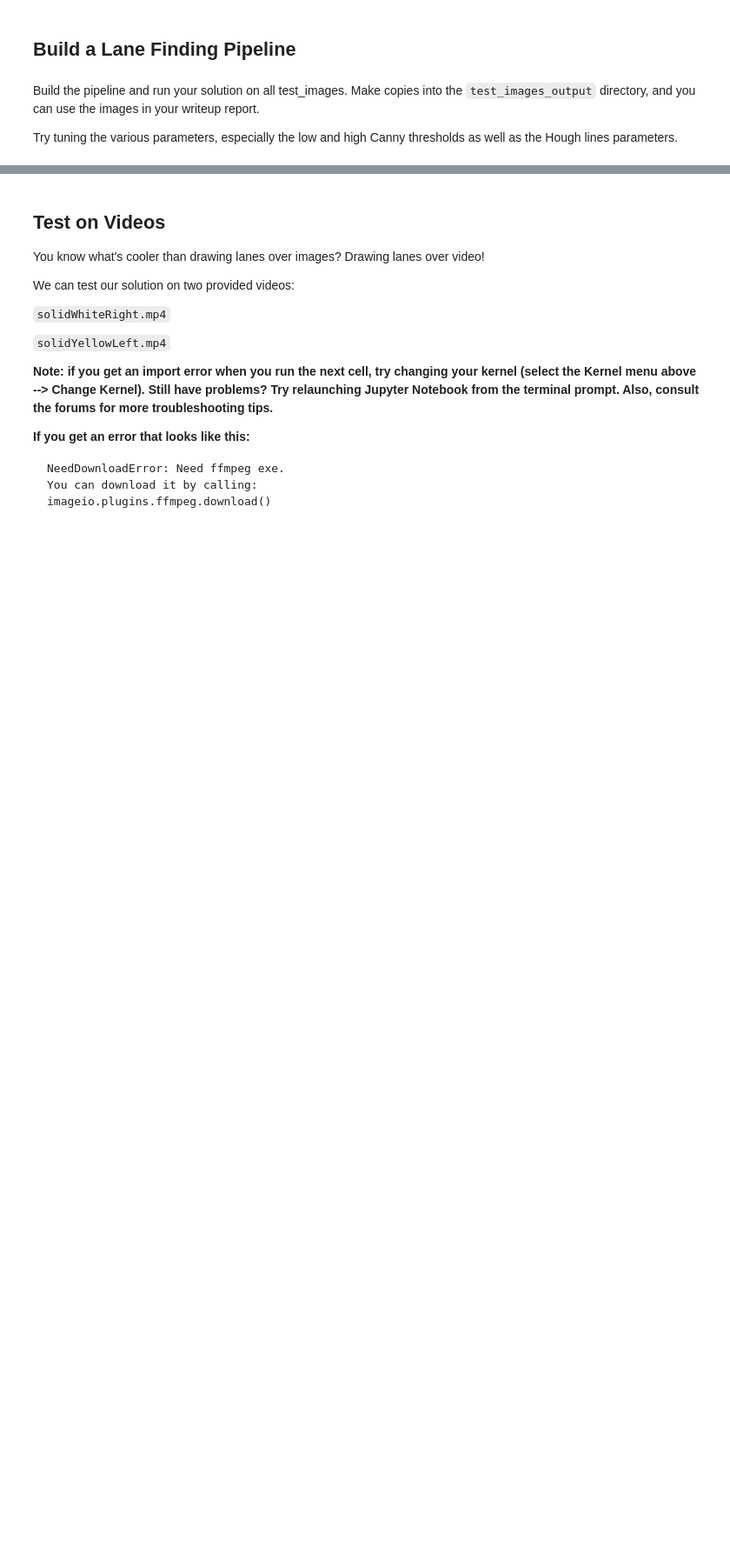
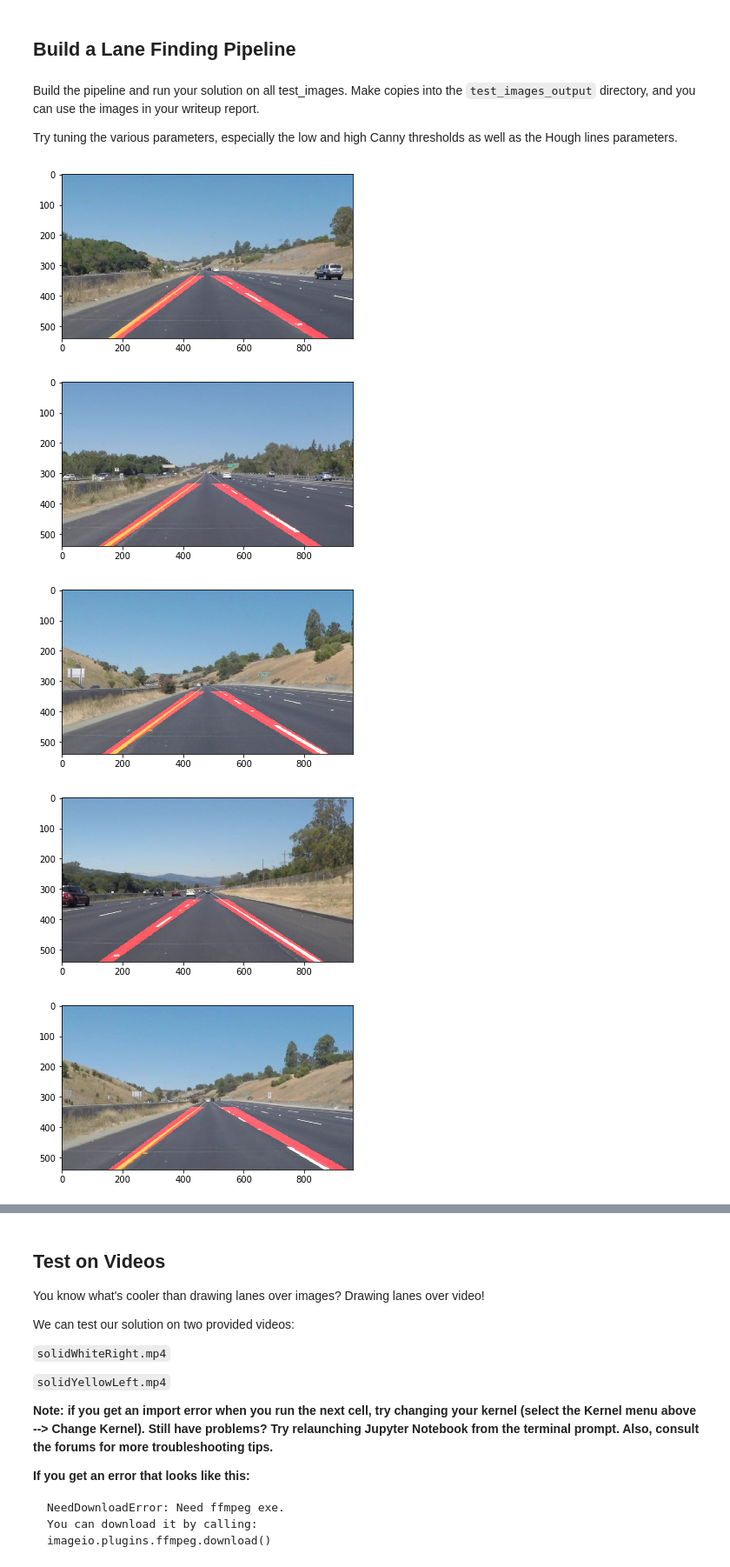
Before and after one commit to jien-cao/udacity_av, a Jupyter notebook: CarND-LaneLines-P1/P1.ipynb, the cells around one changed output, grey strips where cells are left out. Shown at 87% size. Saved outputs shown, nothing was run; the diff lists cells and outputs as text; code cells hidden in the pictures; blank space fills up the shorter version.

```diff
--- a/CarND-LaneLines-P1/P1.ipynb
+++ b/CarND-LaneLines-P1/P1.ipynb
@@ -201,27 +277,40 @@ Try tuning the various parameters, especially the low and high Canny thresholds
 # %%
 # TODO: Build your pipeline that will draw lane lines on the test_images
 # then save them to the test_images_output directory.
 IMAGE_HEIGHT_PIXEL = 540
 IMAGE_WIDTH_PIXEL = 960
-GRAYSCALE_THRESHOLD = 180
+GRAYSCALE_THRESHOLD = 160
 
 for image_file in image_files:
+    LaneState.cur_weight = 0
     original_img = mpimg.imread(os.path.join("test_images", image_file))
     grayscale_img = grayscale(original_img)
     # grayscale_mask = cv2.inRange(grayscale_img, THRESHOLD_YELLOWWHITE_GRAYSCALE, 255)
     # grayscale_filtered = cv2.bitwise_and(grayscale_img, grayscale_img, mask = grayscale_mask)
     # grayscale_blurred = gaussian_blur(grayscale_filtered, 3)
-    grayscale_blurred = gaussian_blur(grayscale_img, 3)
-    grayscale_canny = canny(grayscale_blurred,
+    grayscale_blurred = gaussian_blur(grayscale_img, 5)
+    grayscale_edges = canny(grayscale_blurred,
                             GRAYSCALE_THRESHOLD / 3,
                             GRAYSCALE_THRESHOLD)
     fov_vertices = np.array([[0, IMAGE_HEIGHT_PIXEL],
-                             [IMAGE_WIDTH_PIXEL * 0.45, IMAGE_HEIGHT_PIXEL * 0.55],
-                             [IMAGE_WIDTH_PIXEL * 0.55, IMAGE_HEIGHT_PIXEL * 0.55],
+                             [IMAGE_WIDTH_PIXEL * 0.45, IMAGE_HEIGHT_PIXEL * 0.58],
+                             [IMAGE_WIDTH_PIXEL * 0.55, IMAGE_HEIGHT_PIXEL * 0.58],
                              [IMAGE_WIDTH_PIXEL, IMAGE_HEIGHT_PIXEL]],
                             np.int32)
-    grayscale_cropped = region_of_interest(grayscale_canny, [fov_vertices, ])
-    lines_as_img = hough_lines(grayscale_cropped, 1, np.pi / 180, 10, 10, 5)
+    grayscale_edges = region_of_interest(grayscale_edges, [fov_vertices, ])
+    lines_as_img = hough_lines(grayscale_edges, 1, np.pi * 1 / 180, 50, 40, 40)
+    fov_vertices = np.array([[0, IMAGE_HEIGHT_PIXEL],
+                             [0, IMAGE_HEIGHT_PIXEL * 0.62],
+                             [IMAGE_WIDTH_PIXEL, IMAGE_HEIGHT_PIXEL * 0.62],
+                             [IMAGE_WIDTH_PIXEL, IMAGE_HEIGHT_PIXEL]],
+                            np.int32)
+    lines_as_img = region_of_interest(lines_as_img, [fov_vertices, ])
     overlay_img = weighted_img(original_img, lines_as_img)
     plt.figure()
     plt.imshow(overlay_img)
+# %% [output]
+[figure, added]
+[figure, added]
+[figure, added]
+[figure, added]
+[figure, added]
```
Also changed, not shown: parts of 7 cells of this notebook, 3 other files.
